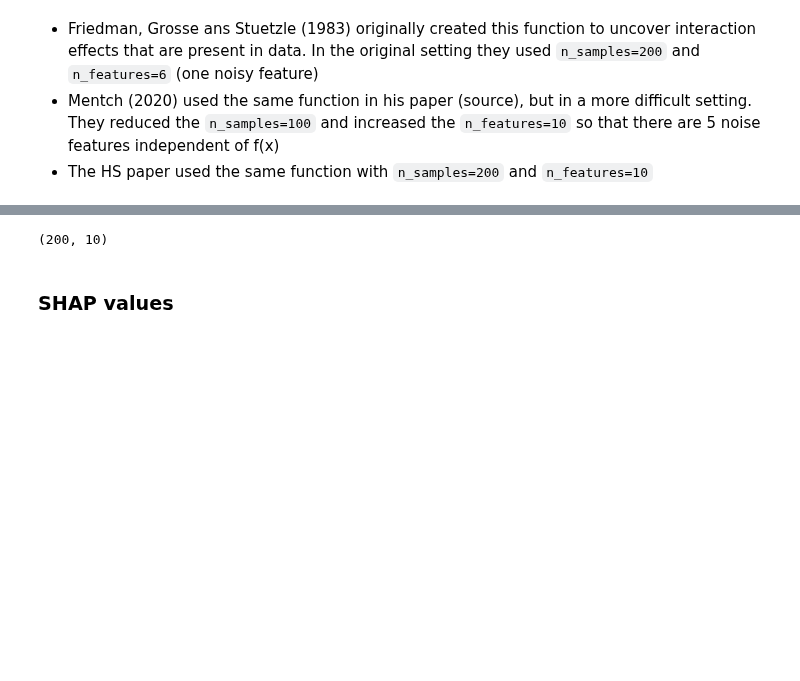
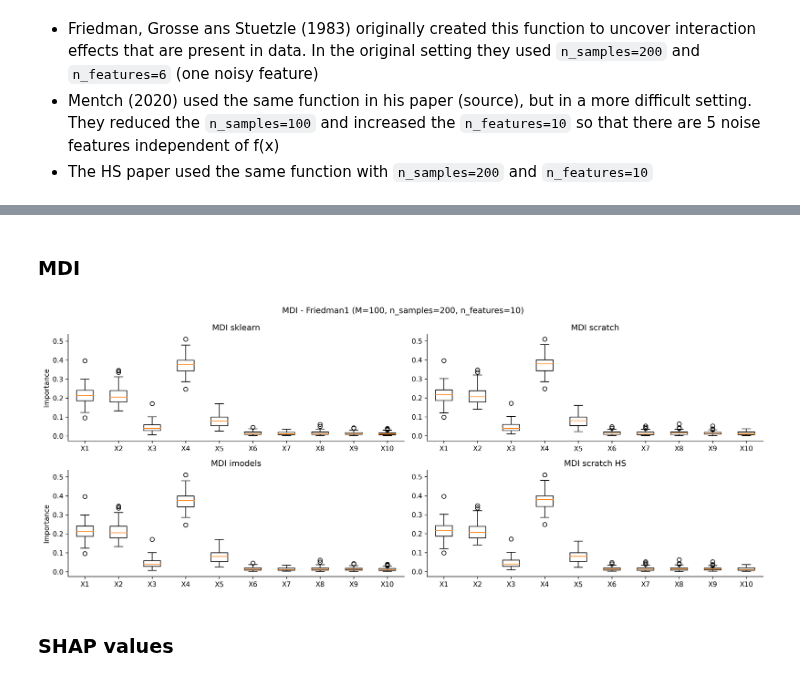
Before and after one commit to markusloecher/TreeBasedModel, a Jupyter notebook: notebooks/Friedman1_MARS_simulation.ipynb, the cells around one changed output, grey strips where cells are left out. Drawn from its saved outputs; the diff is of its cells as text; code cells hidden in the pictures; blank space fills up the shorter version.

```diff
--- a/notebooks/Friedman1_MARS_simulation.ipynb
+++ b/notebooks/Friedman1_MARS_simulation.ipynb
@@ -164,4 +195,0 @@ def simulate_friedman1(n_samples=200, n_features=10, n_trees=1, M=100, reg_param
-# %%
-X.shape
-# %% [output]
-(200, 10)
@@ -168,2 +206,27 @@ X.shape
+# %% [markdown]
+### MDI
+# %%
+#MDI
+fig, axs = plt.subplots(2,2, figsize=(15,6))
+x_label = ["X1", "X2", "X3", "X4", "X5", "X6", "X7", "X8", "X9", "X10"]
+
+fig.suptitle('MDI - Friedman1 (M=100, n_samples=200, n_features=10)')
+axs[0,0].boxplot(np.array(mdi_vals[0]), labels=x_label)
+axs[0,0].set_title('MDI sklearn')
+axs[0,0].set_ylabel("Importance")
+axs[1,0].boxplot(np.array(mdi_vals[1]), labels=x_label)
+axs[1,0].set_title('MDI imodels')
+
+axs[1,0].set_ylabel("Importance")
+axs[0,1].boxplot(np.array(mdi_vals[2]), labels=x_label)
+axs[0,1].set_title('MDI scratch')
+axs[1,1].boxplot(np.array(mdi_vals[3]), labels=x_label)
+axs[1,1].set_title('MDI scratch HS')
+
+#plt.setp(axs, ylim=[-.02,0.7]); #set global ylim for all suplots
+
+plt.tight_layout()
+# %% [output]
+[figure, added]
 # %% [markdown]
 ### SHAP values
```
Also changed, not shown: parts of 33 cells of this notebook, 1 other file.
